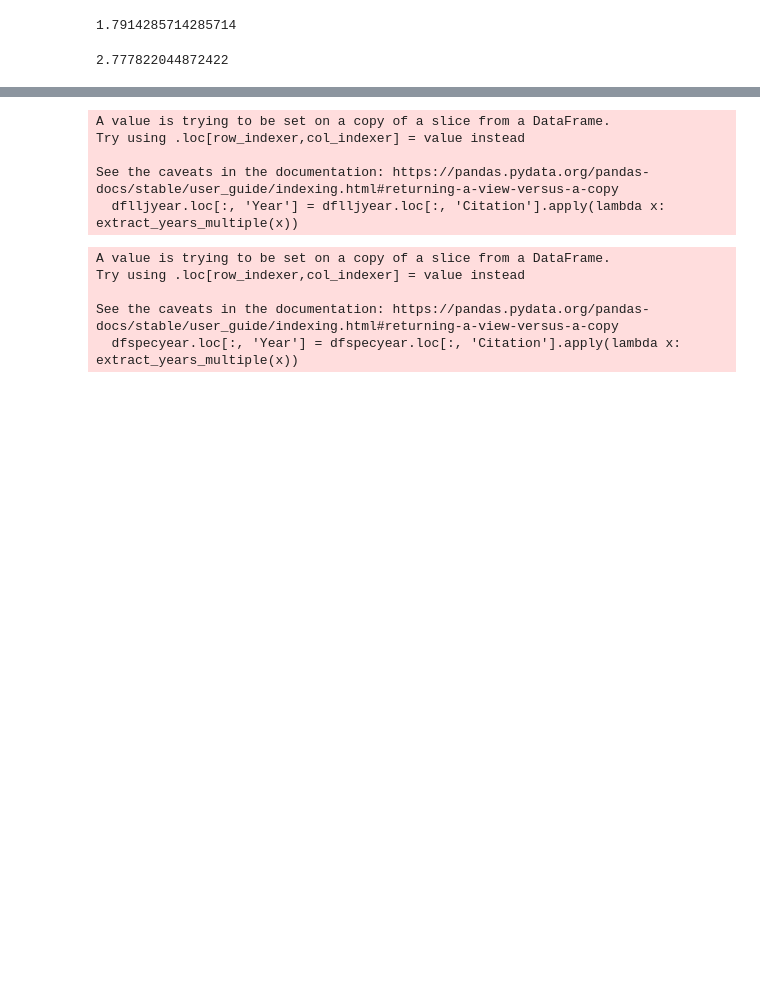
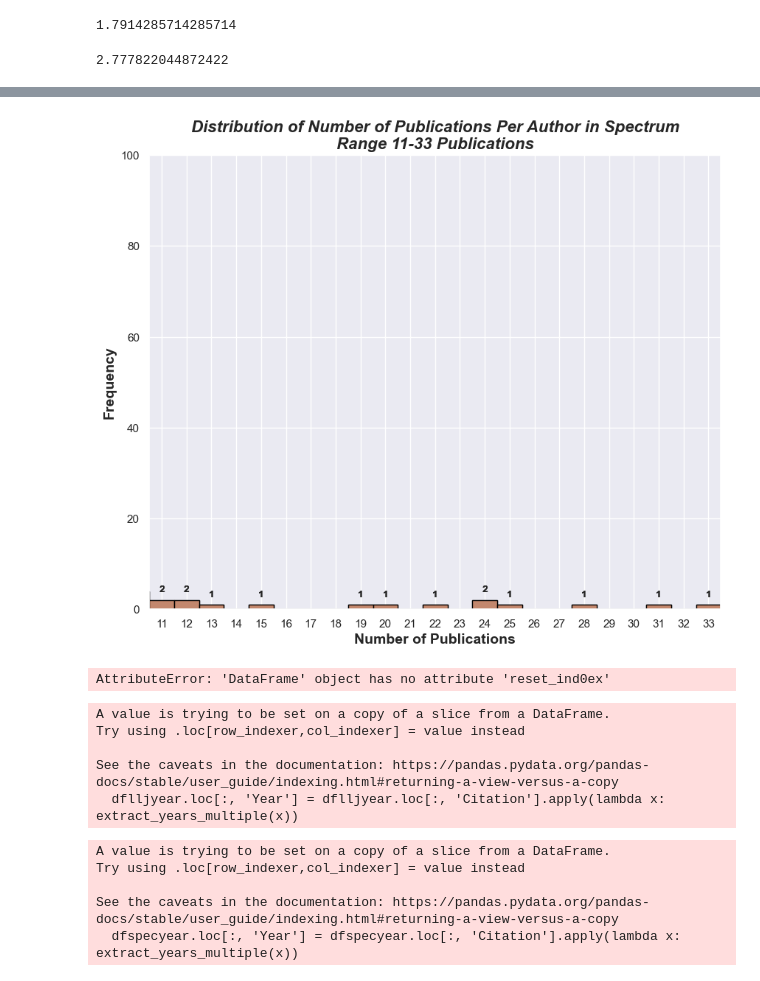
Before and after one commit to mattclem9/LLJSpectrum, a Jupyter notebook: Code/lljspec.ipynb, the cells around one changed output, grey strips where cells are left out. Saved outputs shown, nothing was run; the diff lists cells and outputs as text; code cells hidden in the pictures; blank space fills up the shorter version.

```diff
--- a/Code/lljspec.ipynb
+++ b/Code/lljspec.ipynb
@@ -418,6 +455,29 @@ plt.show()
+# %%
+sns.set(style="darkgrid")
+
+plt.figure(figsize=(10, 8))
+ax4 = sns.histplot(specauthorcounts['Number of Publications'], bins=range(1, max(specauthorcounts['Number of Publications']) + 2), kde=False, edgecolor='black')
+
+sns.histplot(specauthorcounts['Number of Publications'], bins=range(1, max(specauthorcounts['Number of Publications']) + 2), kde=False, edgecolor='black')
+plt.xlabel('Number of Publications', fontsize = 14, fontweight = 'bold')
+plt.ylabel('Frequency', fontsize = 14, fontweight = 'bold')
+plt.title('Distribution of Number of Publications Per Author in Spectrum\nRange 11-33 Publications', fontsize = 16, fontweight = 'bold', style = 'italic')
+plt.xlim(11,34)
+plt.ylim(0,100)
+bin_centers = [i + 0.5 for i in range(11, 34)]
+plt.xticks(bin_centers, range(11, 34))
+for p in ax4.patches:
+    if p.get_height() > 0:
+        ax4.annotate(str(int(p.get_height())), (p.get_x() + p.get_width() / 2., p.get_height()), ha='center', va='center', xytext=(0, 10), textcoords='offset points', fontsize=10, fontweight='bold')
+#plt.savefig('distribution_publication_SpectrumHist2.png')
+plt.show()
+# %% [output]
+[figure, added]
 # %%
 dflljyear = dfllj.dropna(subset=['Author'])
-dflljyear.reset_index(drop=True, inplace=True)
+dflljyear.reset_ind0ex(drop=True, inplace=True)
+# %% [output]
+AttributeError: 'DataFrame' object has no attribute 'reset_ind0ex'
 # %%
 dflljyear.loc[:, 'Year'] = dflljyear.loc[:, 'Citation'].apply(lambda x: extract_years_multiple(x))
 # %% [output]
```
Also changed, not shown: parts of 11 cells of this notebook, 5 other files.
